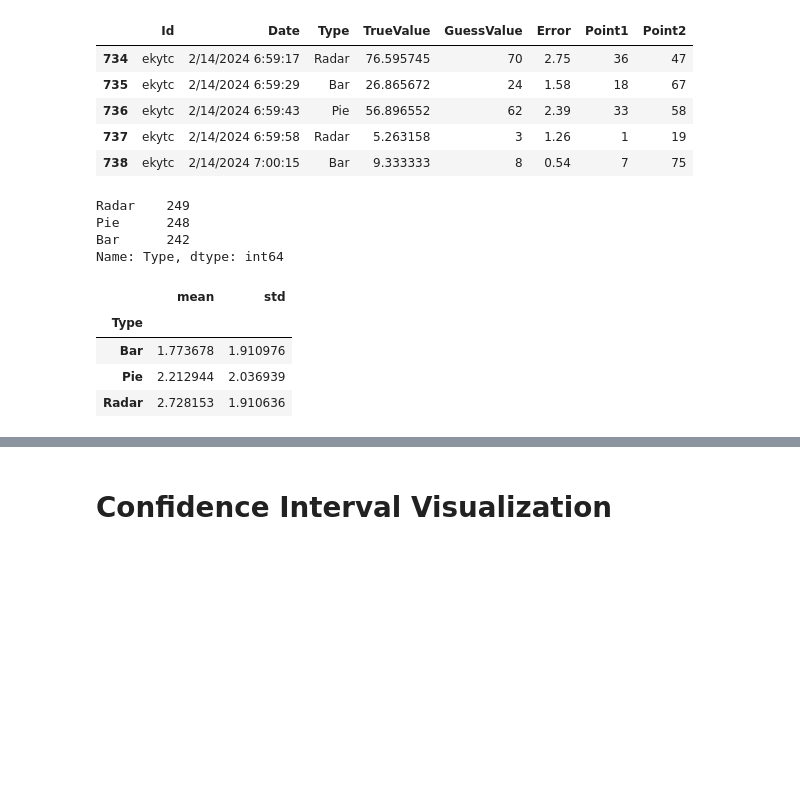
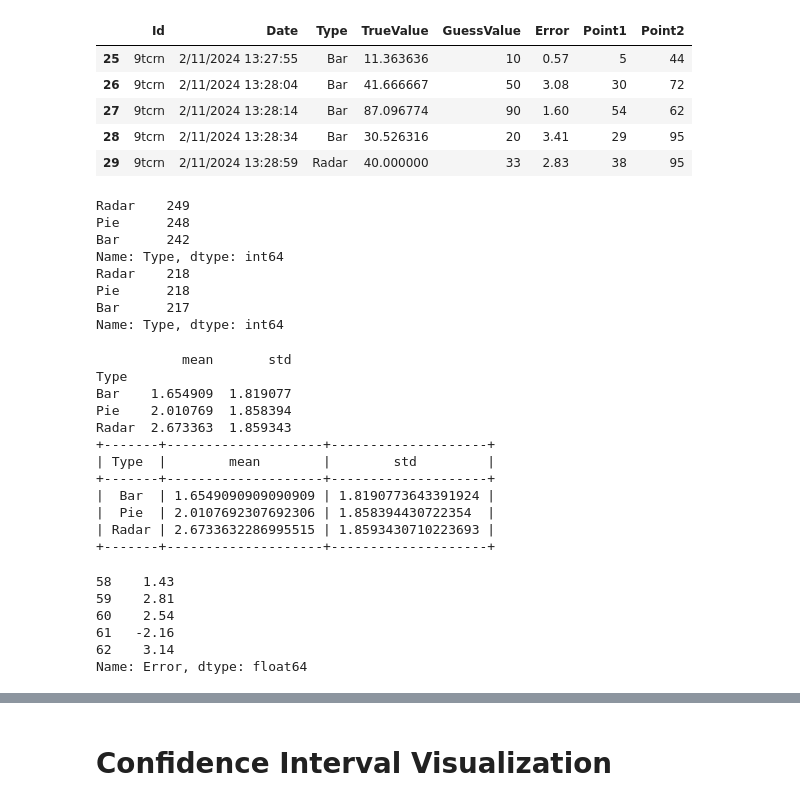
Before and after one commit to cs4804-24c/a3-Experiment, a Jupyter notebook: CS4084_A3.ipynb, the cells around one changed output, grey strips where cells are left out. Drawn from its saved outputs; the diff is of its cells as text; code cells hidden in the pictures; blank space fills up the shorter version.

```diff
--- a/CS4084_A3.ipynb
+++ b/CS4084_A3.ipynb
@@ -1,39 +1,65 @@
 # %%
 import pandas as pd
 import numpy as np
 
 df = pd.read_csv("A3 Experimental Data - Sheet1.csv")
-df = df.iloc[: , :-1]
+df = df.iloc[:, :-1]
 
-df.tail()
+df_filtered = df[(df['Id'] != '1zspd') & ((df['GuessValue'] != 50) | (df['Error'] != 0))]  # removed '1zspd' due to them being an extreme outlier for time considerations
+df_filtered = df_filtered[df_filtered.groupby('Id')['Id'].transform('count') >= 50]
+
+df_filtered.head()
 # %% [output]
 |  | Id | Date | Type | TrueValue | GuessValue | Error | Point1 | Point2 |
-| 734 | ekytc | 2/14/2024 6:59:17 | Radar | 76.595745 | 70 | 2.75 | 36 | 47 |
-| 735 | ekytc | 2/14/2024 6:59:29 | Bar | 26.865672 | 24 | 1.58 | 18 | 67 |
-| 736 | ekytc | 2/14/2024 6:59:43 | Pie | 56.896552 | 62 | 2.39 | 33 | 58 |
-| 737 | ekytc | 2/14/2024 6:59:58 | Radar | 5.263158 | 3 | 1.26 | 1 | 19 |
-| 738 | ekytc | 2/14/2024 7:00:15 | Bar | 9.333333 | 8 | 0.54 | 7 | 75 |
+| 25 | 9tcrn | 2/11/2024 13:27:55 | Bar | 11.363636 | 10 | 0.57 | 5 | 44 |
+| 26 | 9tcrn | 2/11/2024 13:28:04 | Bar | 41.666667 | 50 | 3.08 | 30 | 72 |
+| 27 | 9tcrn | 2/11/2024 13:28:14 | Bar | 87.096774 | 90 | 1.60 | 54 | 62 |
+| 28 | 9tcrn | 2/11/2024 13:28:34 | Bar | 30.526316 | 20 | 3.41 | 29 | 95 |
+| 29 | 9tcrn | 2/11/2024 13:28:59 | Radar | 40.000000 | 33 | 2.83 | 38 | 95 |
 # %%
-df["Type"].value_counts()
+print(df["Type"].value_counts())
+print(df_filtered["Type"].value_counts())
 # %% [output]
 Radar    249
 Pie      248
 Bar      242
 Name: Type, dtype: int64
+Radar    218
+Pie      218
+Bar      217
+Name: Type, dtype: int64
 # %%
-df.groupby("Type")["Error"].agg(["mean", "std"])
+from tabulate import tabulate
+
+print(df.groupby("Type")["Error"].agg(["mean", "std"]))
+print(tabulate(df_filtered.groupby("Type")["Error"].agg(["mean", "std"]), headers="keys", tablefmt="pretty"))
+
+df = df_filtered
 # %% [output]
-|  | mean | std |
-| Type |  |  |
-| Bar | 1.773678 | 1.910976 |
-| Pie | 2.212944 | 2.036939 |
-| Radar | 2.728153 | 1.910636 |
+           mean       std
+Type
+Bar    1.654909  1.819077
+Pie    2.010769  1.858394
+Radar  2.673363  1.859343
++-------+--------------------+--------------------+
+| Type  |        mean        |        std         |
++-------+--------------------+--------------------+
+|  Bar  | 1.6549090909090909 | 1.8190773643391924 |
+|  Pie  | 2.0107692307692306 | 1.858394430722354  |
+| Radar | 2.6733632286995515 | 1.8593430710223693 |
++-------+--------------------+--------------------+
 # %%
 pie = df[df['Type'] == 'Pie']['Error']
 radar = df[df['Type'] == 'Radar']['Error']
 bar = df[df['Type'] == 'Bar']['Error']
-
-# pie.head()
+pie.head()
+# %% [output]
+58    1.43
+59    2.81
+60    2.54
+61   -2.16
+62    3.14
+Name: Error, dtype: float64
 # %%
 from scipy.stats import sem
 from sklearn.utils import resample
```
Also changed, not shown: parts of 7 cells of this notebook, 1 other file.
